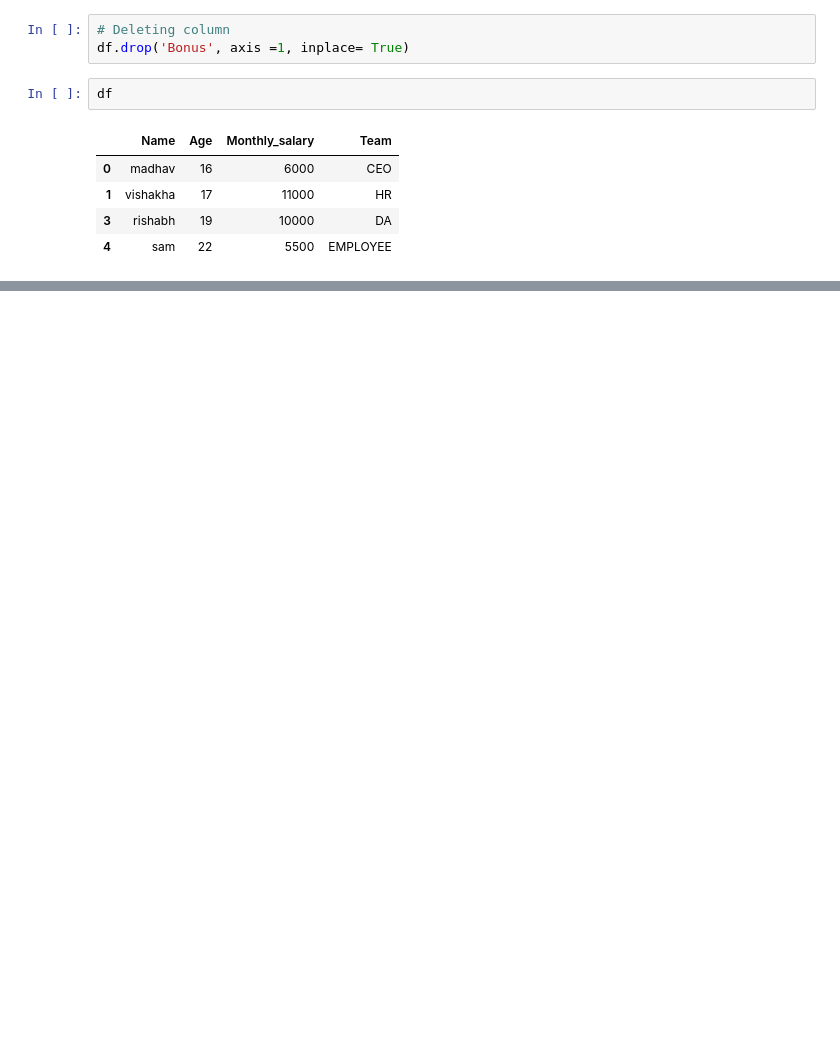
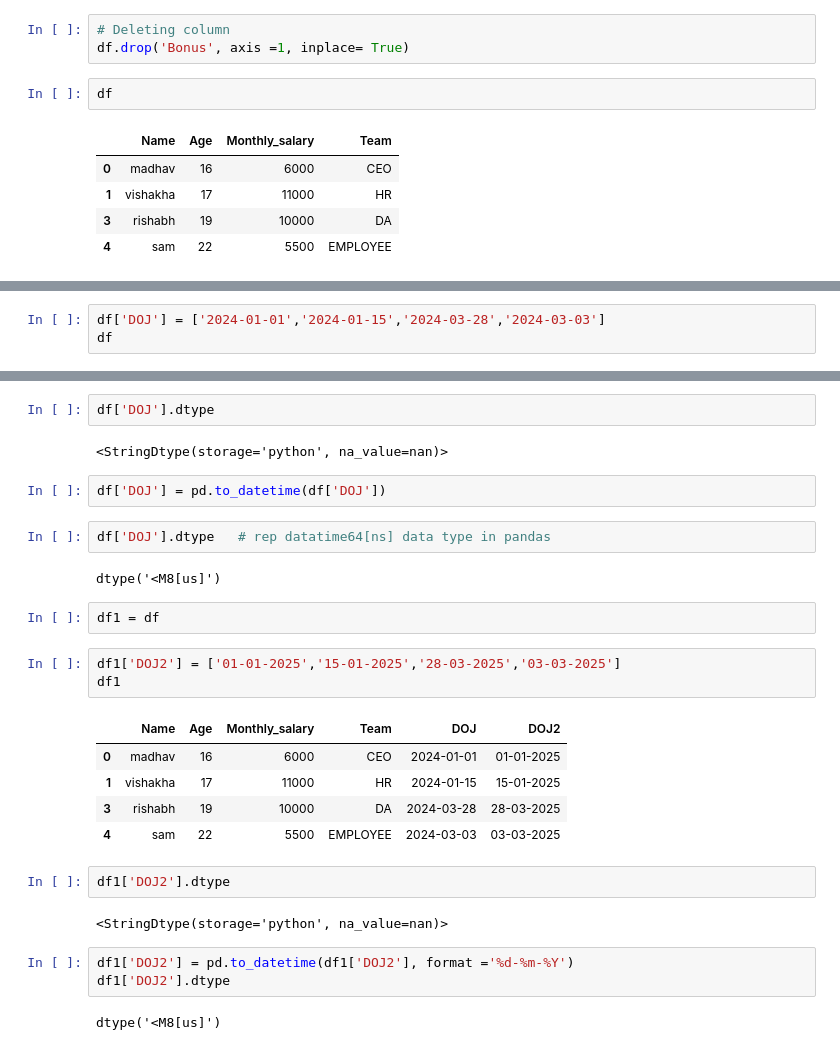
Before and after one commit to certifiedslidder-sudo/Pandas, a Jupyter notebook: basics.ipynb, the cells around one changed output, grey strips where cells are left out. Saved outputs shown, nothing was run; the diff lists cells and outputs as text; blank space fills up the shorter version.

Commit message:
sorting , working with date value , extracting month week day year and using timedlta() to add no. of days

```diff
--- a/basics.ipynb
+++ b/basics.ipynb
@@ -379,0 +397,3 @@ df
+# %%
+df['DOJ'] = ['2024-01-01','2024-01-15','2024-03-28','2024-03-03']
+df
@@ -379,0 +406,30 @@ df
+# %%
+df['DOJ'].dtype
+# %% [output]
+<StringDtype(storage='python', na_value=nan)>
+# %%
+df['DOJ'] = pd.to_datetime(df['DOJ'])
+# %%
+df['DOJ'].dtype   # rep datatime64[ns] data type in pandas
+# %% [output]
+dtype('<M8[us]')
+# %%
+df1 = df
+# %%
+df1['DOJ2'] = ['01-01-2025','15-01-2025','28-03-2025','03-03-2025']
+df1
+# %% [output]
+|  | Name | Age | Monthly_salary | Team | DOJ | DOJ2 |
+| 0 | madhav | 16 | 6000 | CEO | 2024-01-01 | 01-01-2025 |
+| 1 | vishakha | 17 | 11000 | HR | 2024-01-15 | 15-01-2025 |
+| 3 | rishabh | 19 | 10000 | DA | 2024-03-28 | 28-03-2025 |
+| 4 | sam | 22 | 5500 | EMPLOYEE | 2024-03-03 | 03-03-2025 |
+# %%
+df1['DOJ2'].dtype
+# %% [output]
+<StringDtype(storage='python', na_value=nan)>
+# %%
+df1['DOJ2'] = pd.to_datetime(df1['DOJ2'], format ='%d-%m-%Y')
+df1['DOJ2'].dtype
+# %% [output]
+dtype('<M8[us]')
```
Also changed, not shown: parts of 17 cells of this notebook.
